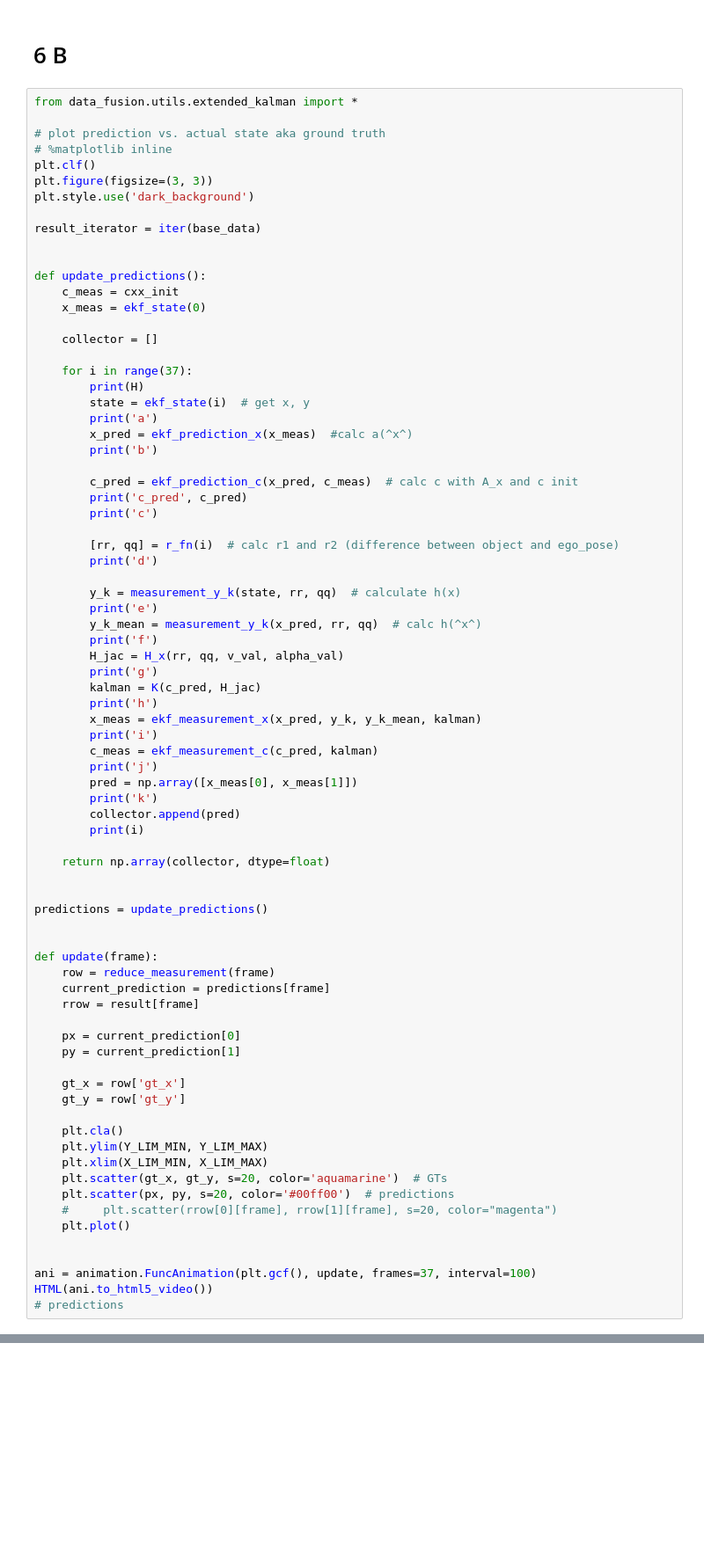
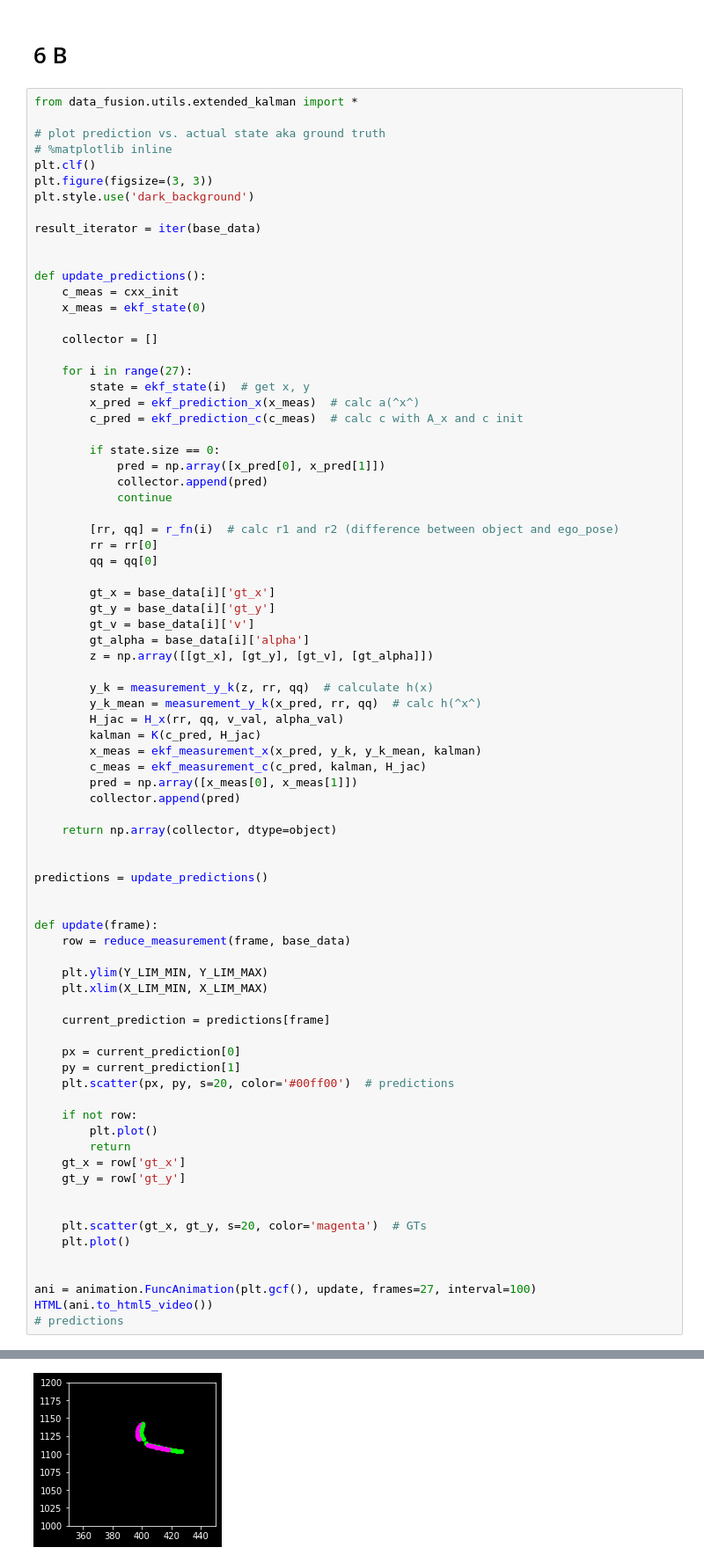
Before and after one commit to valerius21/x_mean, a Jupyter notebook: notebooks/prep.ipynb, the cells around one changed output, grey strips where cells are left out. Shown at 88% size. Saved outputs shown, nothing was run; the diff lists cells and outputs as text; blank space fills up the shorter version.

```diff
--- a/notebooks/prep.ipynb
+++ b/notebooks/prep.ipynb
@@ -650,64 +652,65 @@ def update_predictions():
 
     collector = []
 
-    for i in range(37):
-        print(H)
+    for i in range(27):
         state = ekf_state(i)  # get x, y
-        print('a')
-        x_pred = ekf_prediction_x(x_meas)  #calc a(^x^)
-        print('b')
+        x_pred = ekf_prediction_x(x_meas)  # calc a(^x^)
+        c_pred = ekf_prediction_c(c_meas)  # calc c with A_x and c init
 
-        c_pred = ekf_prediction_c(x_pred, c_meas)  # calc c with A_x and c init
-        print('c_pred', c_pred)
-        print('c')
+        if state.size == 0:
+            pred = np.array([x_pred[0], x_pred[1]])
+            collector.append(pred)
+            continue
 
         [rr, qq] = r_fn(i)  # calc r1 and r2 (difference between object and ego_pose)
-        print('d')
+        rr = rr[0]
+        qq = qq[0]
 
-        y_k = measurement_y_k(state, rr, qq)  # calculate h(x)
-        print('e')
+        gt_x = base_data[i]['gt_x']
+        gt_y = base_data[i]['gt_y']
+        gt_v = base_data[i]['v']
+        gt_alpha = base_data[i]['alpha']
+        z = np.array([[gt_x], [gt_y], [gt_v], [gt_alpha]])
+
+        y_k = measurement_y_k(z, rr, qq)  # calculate h(x)
         y_k_mean = measurement_y_k(x_pred, rr, qq)  # calc h(^x^)
-        print('f')
         H_jac = H_x(rr, qq, v_val, alpha_val)
-        print('g')
         kalman = K(c_pred, H_jac)
-        print('h')
         x_meas = ekf_measurement_x(x_pred, y_k, y_k_mean, kalman)
-        print('i')
-        c_meas = ekf_measurement_c(c_pred, kalman)
-        print('j')
+        c_meas = ekf_measurement_c(c_pred, kalman, H_jac)
         pred = np.array([x_meas[0], x_meas[1]])
-        print('k')
         collector.append(pred)
-        print(i)
 
-    return np.array(collector, dtype=float)
+    return np.array(collector, dtype=object)
 
 
 predictions = update_predictions()
 
 
 def update(frame):
-    row = reduce_measurement(frame)
+    row = reduce_measurement(frame, base_data)
+
+    plt.ylim(Y_LIM_MIN, Y_LIM_MAX)
+    plt.xlim(X_LIM_MIN, X_LIM_MAX)
+
     current_prediction = predictions[frame]
-    rrow = result[frame]
 
     px = current_prediction[0]
     py = current_prediction[1]
+    plt.scatter(px, py, s=20, color='#00ff00')  # predictions
 
+    if not row:
+        plt.plot()
+        return
     gt_x = row['gt_x']
     gt_y = row['gt_y']
 
-    plt.cla()
-    plt.ylim(Y_LIM_MIN, Y_LIM_MAX)
-    plt.xlim(X_LIM_MIN, X_LIM_MAX)
-    plt.scatter(gt_x, gt_y, s=20, color='aquamarine')  # GTs
-    plt.scatter(px, py, s=20, color='#00ff00')  # predictions
-    #     plt.scatter(rrow[0][frame], rrow[1][frame], s=20, color="magenta")
+
+    plt.scatter(gt_x, gt_y, s=20, color='magenta')  # GTs
     plt.plot()
 
 
-ani = animation.FuncAnimation(plt.gcf(), update, frames=37, interval=100)
+ani = animation.FuncAnimation(plt.gcf(), update, frames=27, interval=100)
 HTML(ani.to_html5_video())
 # predictions
 # %% [output]
@@ -724,0 +719 @@ TypeError: can't convert expression to float
+[figure, added]
```
Also changed, not shown: parts of 9 cells of this notebook, 5 other files.
